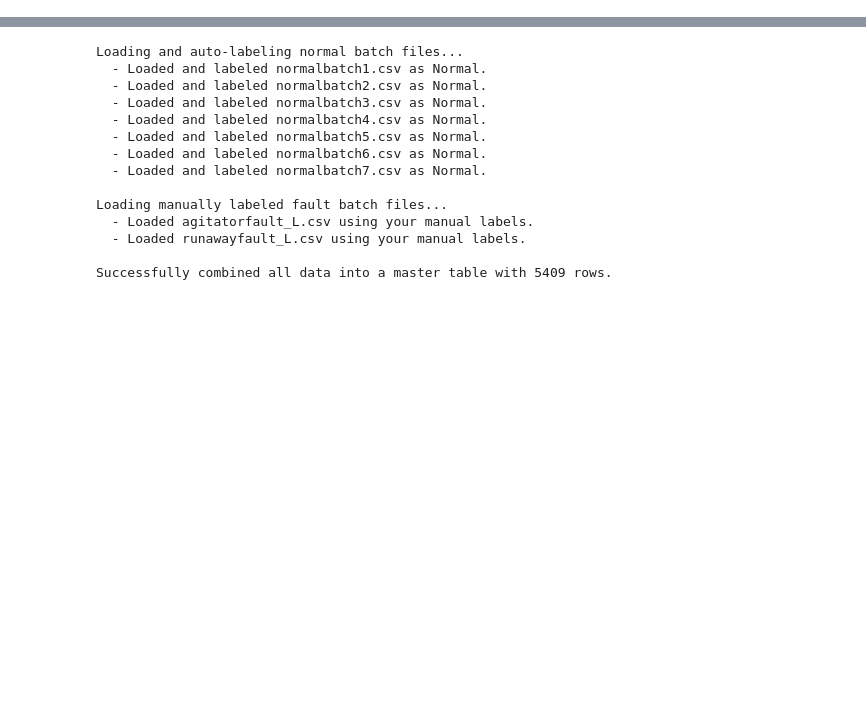
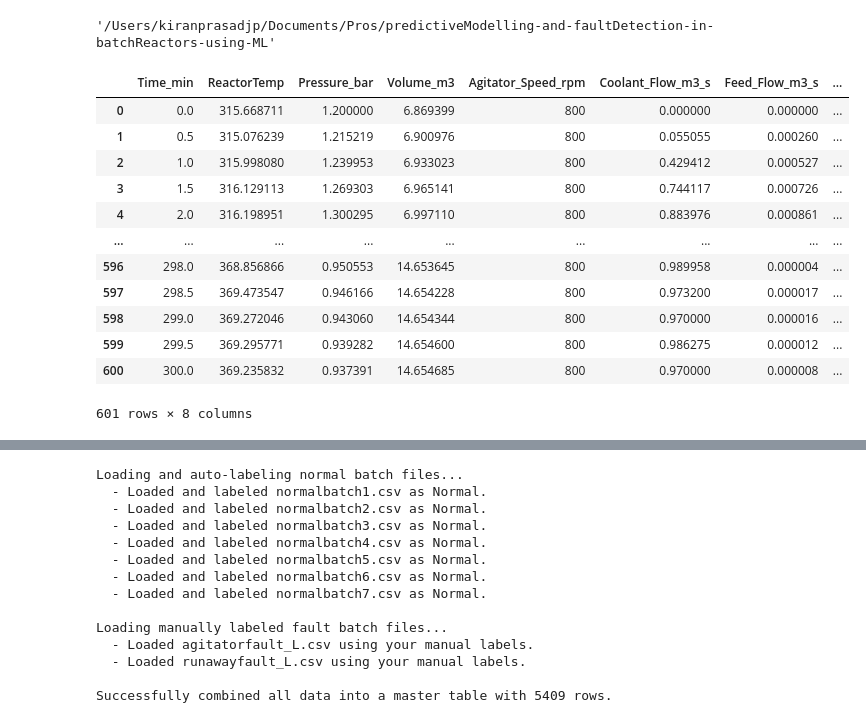
Before and after one commit to captainKLSH/predictiveModelling-and-faultDetection-in-batchReactors-using-ML, a Jupyter notebook: work.ipynb, the cells around one changed output, grey strips where cells are left out. Drawn from its saved outputs; the diff is of its cells as text; code cells hidden in the pictures; blank space fills up the shorter version.

Commit message:
TransferLearning

```diff
--- a/work.ipynb
+++ b/work.ipynb
@@ -7,7 +7,25 @@ from tensorflow.keras.utils import to_categorical
 # %%
 df=pd.read_csv('data/runawayfault_L.csv',header=0)
 df
+# %%
+pwd
+# %% [output]
+'/Users/kiranprasadjp/Documents/Pros/predictiveModelling-and-faultDetection-in-batchReactors-using-ML'
 # %%
-df=pd.read_csv('data/agitatorfault_L.csv',header=0)
+df=pd.read_csv('raw/Transferlearning/runawayfault.csv',header=0)
 df
+# %% [output]
+|  | Time_min | ReactorTemp | Pressure_bar | Volume_m3 | Agitator_Speed_rpm | Coolant_Flow_m3_s | Feed_Flow_m3_s | ... |
+| 0 | 0.0 | 315.668711 | 1.200000 | 6.869399 | 800 | 0.000000 | 0.000000 | ... |
+| 1 | 0.5 | 315.076239 | 1.215219 | 6.900976 | 800 | 0.055055 | 0.000260 | ... |
+| 2 | 1.0 | 315.998080 | 1.239953 | 6.933023 | 800 | 0.429412 | 0.000527 | ... |
+| 3 | 1.5 | 316.129113 | 1.269303 | 6.965141 | 800 | 0.744117 | 0.000726 | ... |
+| 4 | 2.0 | 316.198951 | 1.300295 | 6.997110 | 800 | 0.883976 | 0.000861 | ... |
+| ... | ... | ... | ... | ... | ... | ... | ... | ... |
+| 596 | 298.0 | 368.856866 | 0.950553 | 14.653645 | 800 | 0.989958 | 0.000004 | ... |
+| 597 | 298.5 | 369.473547 | 0.946166 | 14.654228 | 800 | 0.973200 | 0.000017 | ... |
+| 598 | 299.0 | 369.272046 | 0.943060 | 14.654344 | 800 | 0.970000 | 0.000016 | ... |
+| 599 | 299.5 | 369.295771 | 0.939282 | 14.654600 | 800 | 0.986275 | 0.000012 | ... |
+| 600 | 300.0 | 369.235832 | 0.937391 | 14.654685 | 800 | 0.970000 | 0.000008 | ... |
+601 rows × 8 columns
 # %%
```
Also changed, not shown: parts of 4 cells of this notebook, 16 other files.
